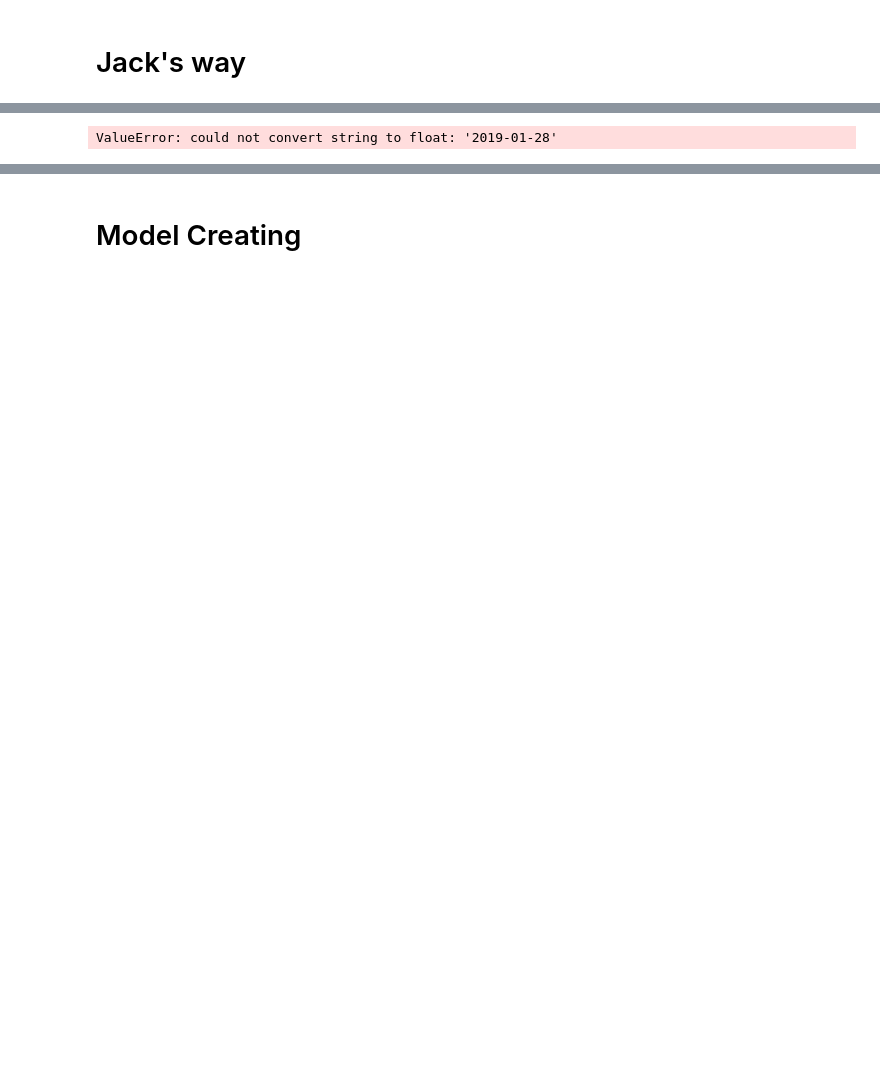
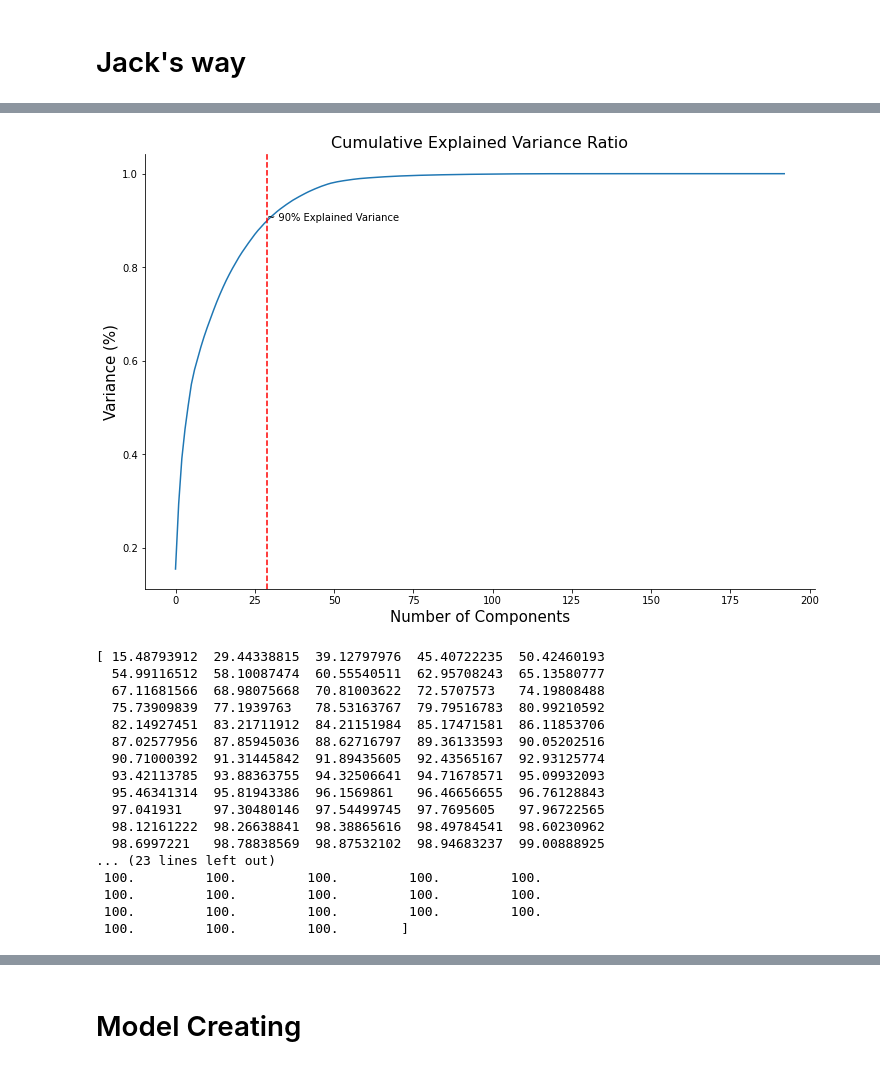
Before and after one commit to fabcabrera/Stock-Predictions, a Jupyter notebook: Fabrizio/DT UBS.ipynb, the cells around one changed output, grey strips where cells are left out. Cells and saved outputs as stored; diff of their text form; code cells hidden in the pictures; blank space fills up the shorter version.

```diff
--- a/Fabrizio/DT UBS.ipynb
+++ b/Fabrizio/DT UBS.ipynb
@@ -107,25 +122,42 @@ ValueError: could not convert string to float: '2019-01-28'
 # %%
 # PCA implementation
-pca = PCA().fit(df_0)
+pca = PCA().fit(df)
 fig, ax = plt.subplots(figsize=(12,8))
 
 # Display cumulated explained variance ratio
 plt.plot(np.cumsum(pca.explained_variance_ratio_))
 plt.title('Cumulative Explained Variance Ratio', fontsize=16)
 plt.xlabel('Number of Components', fontsize=(15))
 plt.ylabel('Variance (%)', fontsize=(15))
 
 annotation = 29
 plt.axvline(annotation, color='r', linestyle='--')
 plt.annotate('~ 90% Explained Variance', xy=(annotation, 0.8), xytext=(annotation, 0.9))
 
 ax.spines[['top', 'right']].set_visible(False)
 
 plt.show()
 
 print(np.cumsum(pca.explained_variance_ratio_) * 100)
 # %% [output]
+[figure, added]
-ValueError: could not convert string to float: '2019-01-28'
+[ 15.48793912  29.44338815  39.12797976  45.40722235  50.42460193
+  54.99116512  58.10087474  60.55540511  62.95708243  65.13580777
+  67.11681566  68.98075668  70.81003622  72.5707573   74.19808488
+  75.73909839  77.1939763   78.53163767  79.79516783  80.99210592
+  82.14927451  83.21711912  84.21151984  85.17471581  86.11853706
+  87.02577956  87.85945036  88.62716797  89.36133593  90.05202516
+  90.71000392  91.31445842  91.89435605  92.43565167  92.93125774
+  93.42113785  93.88363755  94.32506641  94.71678571  95.09932093
+  95.46341314  95.81943386  96.1569861   96.46656655  96.76128843
+  97.041931    97.30480146  97.54499745  97.7695605   97.96722565
+  98.12161222  98.26638841  98.38865616  98.49784541  98.60230962
+  98.6997221   98.78838569  98.87532102  98.94683237  99.00888925
+... (23 lines left out)
+ 100.         100.         100.         100.         100.
+ 100.         100.         100.         100.         100.
+ 100.         100.         100.         100.         100.
+ 100.         100.         100.        ]
 # %%
 # Apply SelectKBest class to extract top 40 best features
 bestfeatures = SelectKBest(score_func=f_regression, k=41)
```
Also changed, not shown: parts of 9 cells of this notebook.
